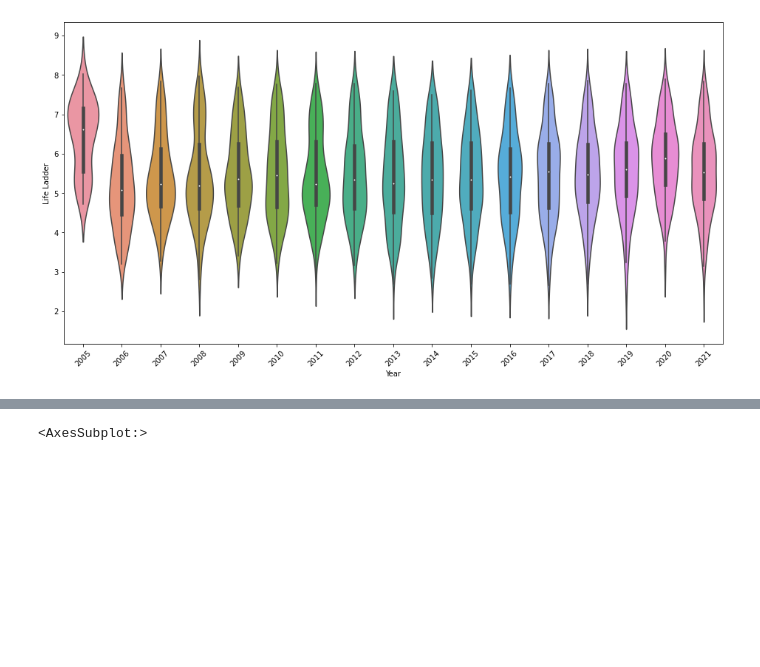
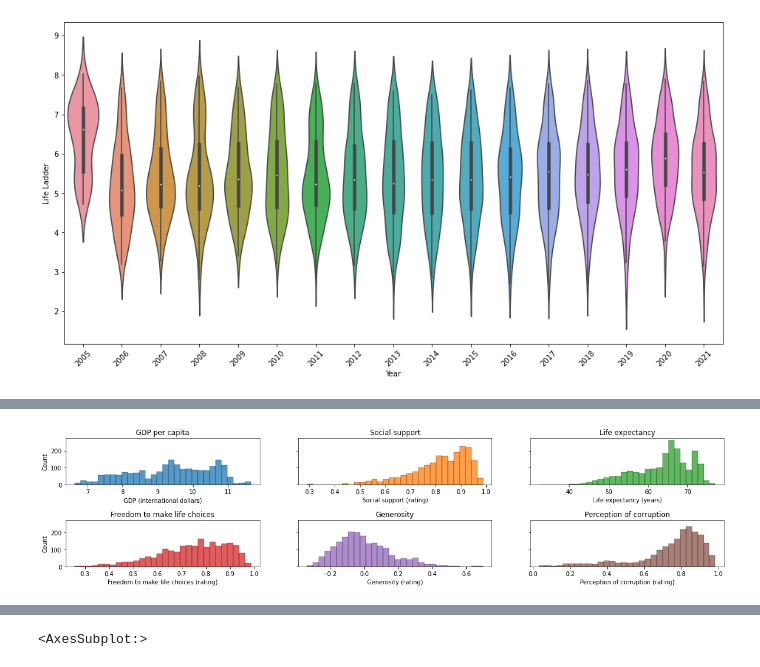
Before and after one commit to VarunAyyappan/CMSC320_Final, a Jupyter notebook: src/index.ipynb, the cells around one changed output, grey strips where cells are left out. Saved outputs shown, nothing was run; the diff lists cells and outputs as text; code cells hidden in the pictures; blank space fills up the shorter version.

```diff
--- a/src/index.ipynb
+++ b/src/index.ipynb
@@ -171,0 +214,40 @@ plt.xticks(rotation=45)
+# %%
+# Set up the subplot for all of the histograms
+palette = sb.color_palette('tab10');
+fig, ((ax1, ax2, ax3),(ax4, ax5, ax6)) = plt.subplots(nrows=2, ncols=3, sharey=True)
+plt.subplots_adjust(hspace=0.75)
+sb.set_palette("flare")
+
+# GDP histogram
+sb.histplot(data['Log GDP per capita'], ax=ax1, kde=False, bins=30, color=palette[0])
+ax1.set_title('GDP per capita')
+ax1.set_xlabel('GDP (international dollars)')
+
+# Social Support histogram
+sb.histplot(data['Social support'],ax=ax2, kde=False, bins=30, color=palette[1])
+ax2.set_title('Social support')
+ax2.set_xlabel('Social support (rating)')
+
+# Life expectancy histogram
+sb.histplot(data['Healthy life expectancy at birth'],ax=ax3, kde=False, bins=30, color=palette[2])
+ax3.set_title('Life expectancy')
+ax3.set_xlabel('Life expectancy (years)')
+
+# Life choices histogram
+sb.histplot(data['Freedom to make life choices'],ax=ax4, kde=False, bins=30, color=palette[3])
+ax4.set_title('Freedom to make life choices')
+ax4.set_xlabel('Freedom to make life choices (rating)')
+
+# Generosity histogram
+sb.histplot(data['Generosity'], ax=ax5, kde=False, bins=30, color=palette[4])
+ax5.set_title('Generosity')
+ax5.set_xlabel('Generosity (rating)')
+
+# Corruption histogram
+sb.histplot(data['Perceptions of corruption'], ax=ax6, kde=False, bins=30, color=palette[5])
+ax6.set_title('Perception of corruption')
+ax6.set_xlabel('Perception of corruption (rating)')
+
+fig.set_figwidth(20)
+# %% [output]
+[figure, added]
```
Also changed, not shown: parts of 36 cells of this notebook, 1 other file.
